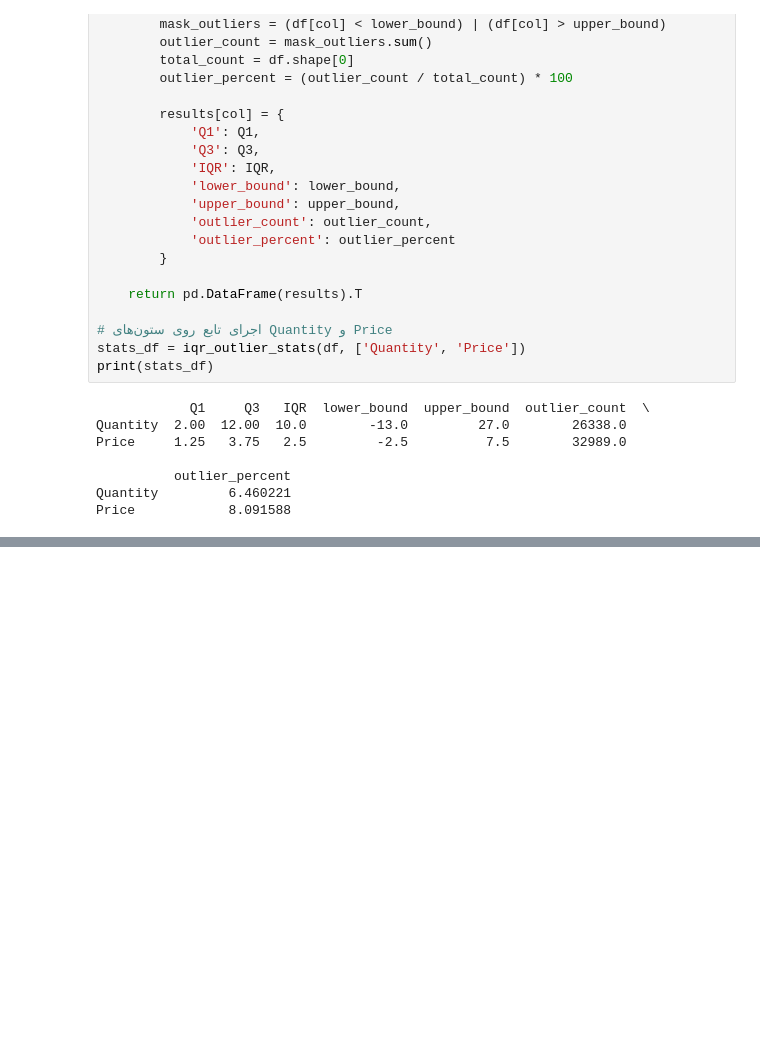
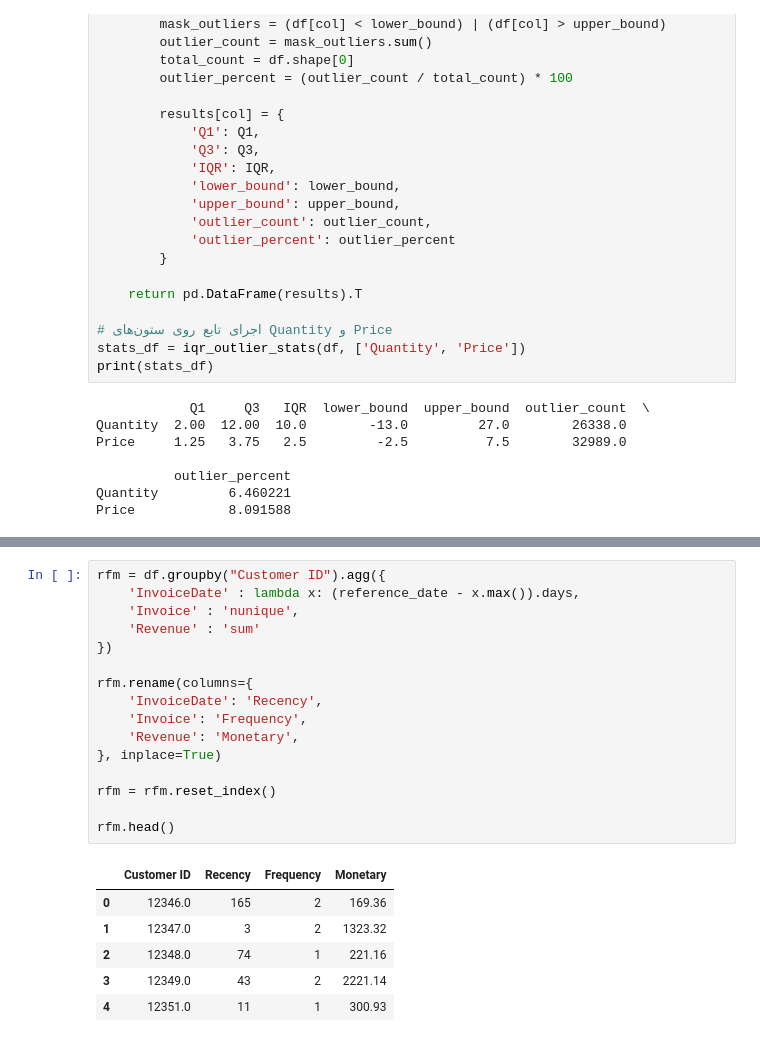
Before and after one commit to Alirezaab78/Online_Retail_II, a Jupyter notebook: main.ipynb, the cells around one changed output, grey strips where cells are left out. Saved outputs shown, nothing was run; the diff lists cells and outputs as text; blank space fills up the shorter version.

```diff
--- a/main.ipynb
+++ b/main.ipynb
@@ -245,0 +395,23 @@ print(stats_df)
+# %%
+rfm = df.groupby("Customer ID").agg({
+    'InvoiceDate' : lambda x: (reference_date - x.max()).days,
+    'Invoice' : 'nunique',
+    'Revenue' : 'sum'
+})
+
+rfm.rename(columns={
+    'InvoiceDate': 'Recency',
+    'Invoice': 'Frequency',
+    'Revenue': 'Monetary',
+}, inplace=True)
+
+rfm = rfm.reset_index()
+
+rfm.head()
+# %% [output]
+|  | Customer ID | Recency | Frequency | Monetary |
+| 0 | 12346.0 | 165 | 2 | 169.36 |
+| 1 | 12347.0 | 3 | 2 | 1323.32 |
+| 2 | 12348.0 | 74 | 1 | 221.16 |
+| 3 | 12349.0 | 43 | 2 | 2221.14 |
+| 4 | 12351.0 | 11 | 1 | 300.93 |
```
Also changed, not shown: parts of 12 cells of this notebook.
